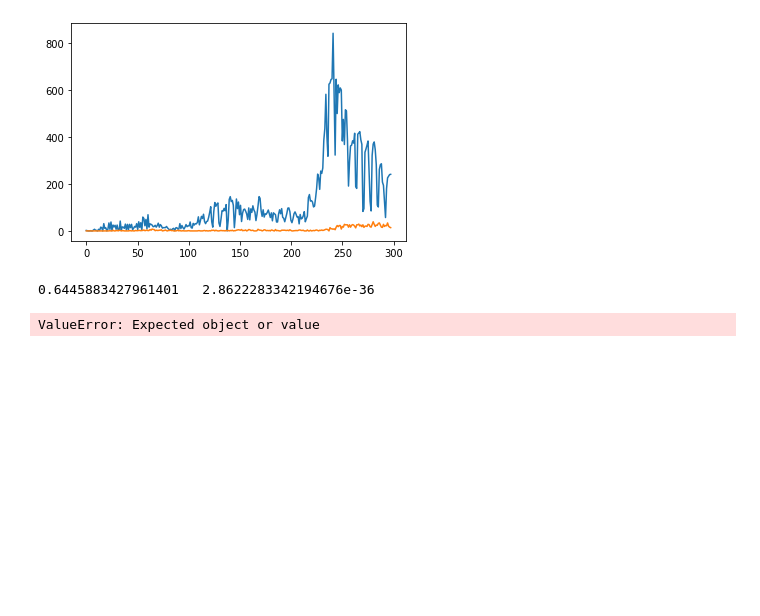
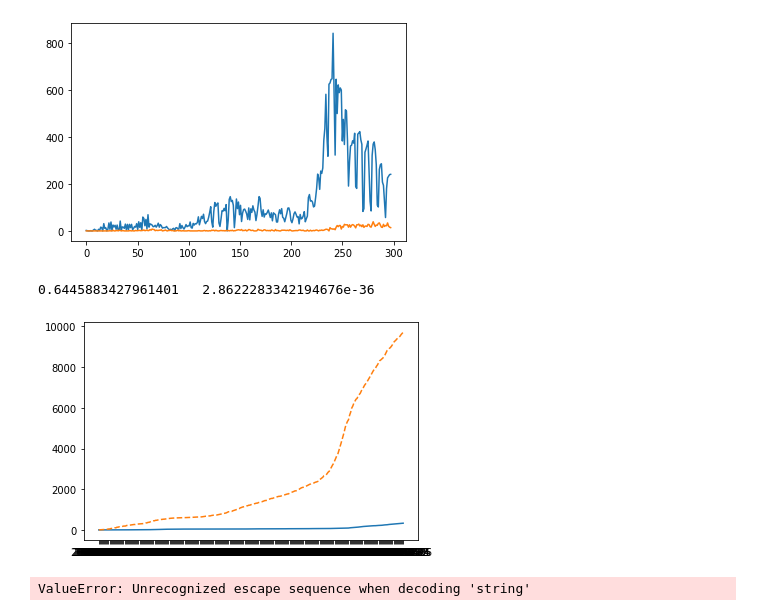
Before and after one commit to markodjukanovic90/belbi-cov19, a Jupyter notebook: skripta/skripta_belbi.ipynb, the cells around one changed output. Drawn from its saved outputs; the diff is of its cells as text; code cells hidden in the pictures; blank space fills up the shorter version.

```diff
--- a/skripta/skripta_belbi.ipynb
+++ b/skripta/skripta_belbi.ipynb
@@ -1,31 +1,48 @@
 # %%
 import pandas as pd
 import matplotlib.pyplot as pt
 import numpy as np
 
 from scipy.stats import pearsonr
 
 
 podaci = pd.read_json("../data-etfbl/podaci-rs.txt" )
 
 pt.plot( np.linspace(0, 297, 297), podaci["novi"] )
 pt.plot( np.linspace(0, 297, 297), podaci["umrli"] )
 
 pt.show()
 podaci
 
 koef, pval = pearsonr(podaci["novi"], podaci["umrli"])
 print(koef, " ", pval) # koef = 0.645
 
 # po gradu (Banja Luka):
-
-podaci_po_gradovima = pd.read_json("../data-etfbl/podaci_po_gradovima.txt" )
-podaci_po_gradovima
+#podaci_po_gradovima = pd.read_json("../data-etfbl/podaci_po_gradovima.txt" )
+#podaci_po_gradovima
 
 #gradovi:
 gradovi = pd.read_json("../data-etfbl/mjesta.txt" )
 gradovi
+
+# kumulativno (gradovi) ===> ovdje samo za Banja Luka
+kumulativno_po_gradovima = pd.read_json("../data-etfbl/kumulativno-gradovi-2.txt" )
+kumulativno_po_gradovima.columns = ["datum", "zarazenih", "umrlih", "aktivnih",  "k1", "k2"]
+kumulativno_po_gradovima = kumulativno_po_gradovima.sort_values(by=["datum"])
+
+pt.plot(kumulativno_po_gradovima["datum"], kumulativno_po_gradovima["umrlih"] )
+pt.plot(kumulativno_po_gradovima["datum"], kumulativno_po_gradovima["zarazenih"], "--" )
+pt.show()
+
+#dnevni-podaca-gradovi.txt
+dnevni_podaca_gradovi = pd.read_json("../data-etfbl/dnevni-podaca-gradovi.txt" )
+dnevni_podaca_gradovi
+
+# citanje po podacima: 26.12.2020. (konkretno)
+podaci_2020_12_26 = pd.read_json("../data-etfbl/2020-12-26.txt")
+podaci_2020_12_26
 # %% [output]
 [figure]
 0.6445883427961401   2.8622283342194676e-36
+[figure, added]
-ValueError: Expected object or value
+ValueError: Unrecognized escape sequence when decoding 'string'
```
